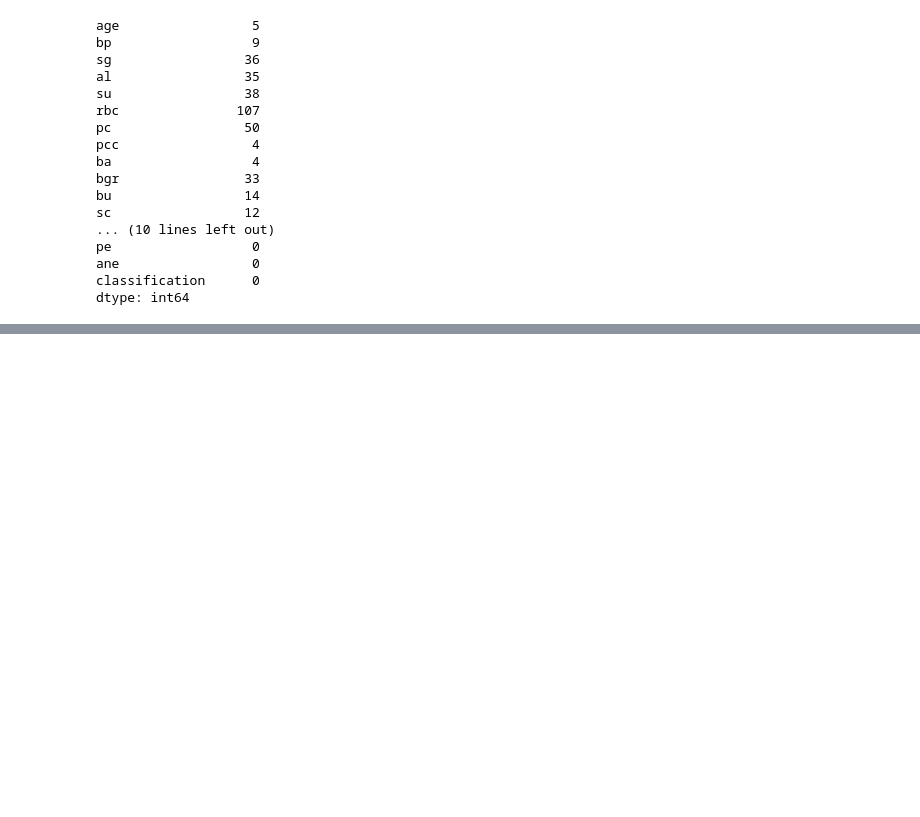
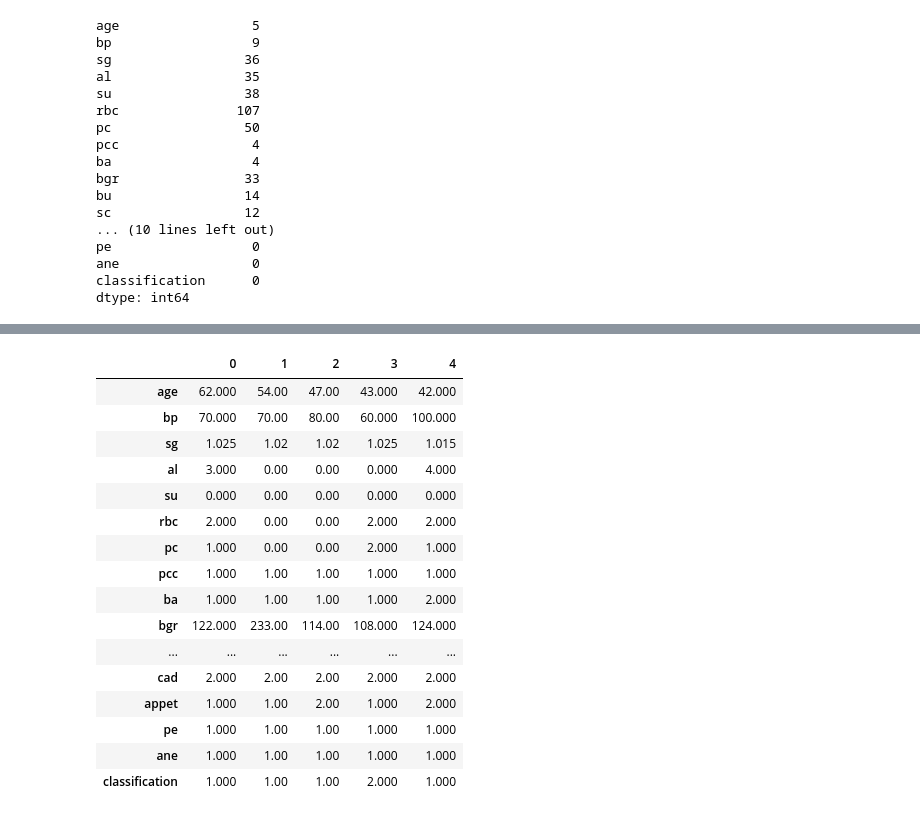
Before and after one commit to Tanishq-19/Chronic_Kidney_Disease_Predictor, a Jupyter notebook: Chronic-Kidney-Disease.ipynb, the cells around one changed output, grey strips where cells are left out. Cells and saved outputs as stored; diff of their text form; code cells hidden in the pictures; blank space fills up the shorter version.

```diff
--- a/Chronic-Kidney-Disease.ipynb
+++ b/Chronic-Kidney-Disease.ipynb
@@ -206,0 +340,22 @@ classification
+# %%
+# Removing the new binary missing columns
+df_temp = df.drop([column for column in df.columns[25:]], axis=1)
+df_temp.head().T
+# %% [output]
+|  | 0 | 1 | 2 | 3 | 4 |
+| age | 62.000 | 54.00 | 47.00 | 43.000 | 42.000 |
+| bp | 70.000 | 70.00 | 80.00 | 60.000 | 100.000 |
+| sg | 1.025 | 1.02 | 1.02 | 1.025 | 1.015 |
+| al | 3.000 | 0.00 | 0.00 | 0.000 | 4.000 |
+| su | 0.000 | 0.00 | 0.00 | 0.000 | 0.000 |
+| rbc | 2.000 | 0.00 | 0.00 | 2.000 | 2.000 |
+| pc | 1.000 | 0.00 | 0.00 | 2.000 | 1.000 |
+| pcc | 1.000 | 1.00 | 1.00 | 1.000 | 1.000 |
+| ba | 1.000 | 1.00 | 1.00 | 1.000 | 2.000 |
+| bgr | 122.000 | 233.00 | 114.00 | 108.000 | 124.000 |
+| ... | ... | ... | ... | ... | ... |
+| cad | 2.000 | 2.00 | 2.00 | 2.000 | 2.000 |
+| appet | 1.000 | 1.00 | 2.00 | 1.000 | 2.000 |
+| pe | 1.000 | 1.00 | 1.00 | 1.000 | 1.000 |
+| ane | 1.000 | 1.00 | 1.00 | 1.000 | 1.000 |
+| classification | 1.000 | 1.00 | 1.00 | 2.000 | 1.000 |
```
Also changed, not shown: parts of 14 cells of this notebook.
